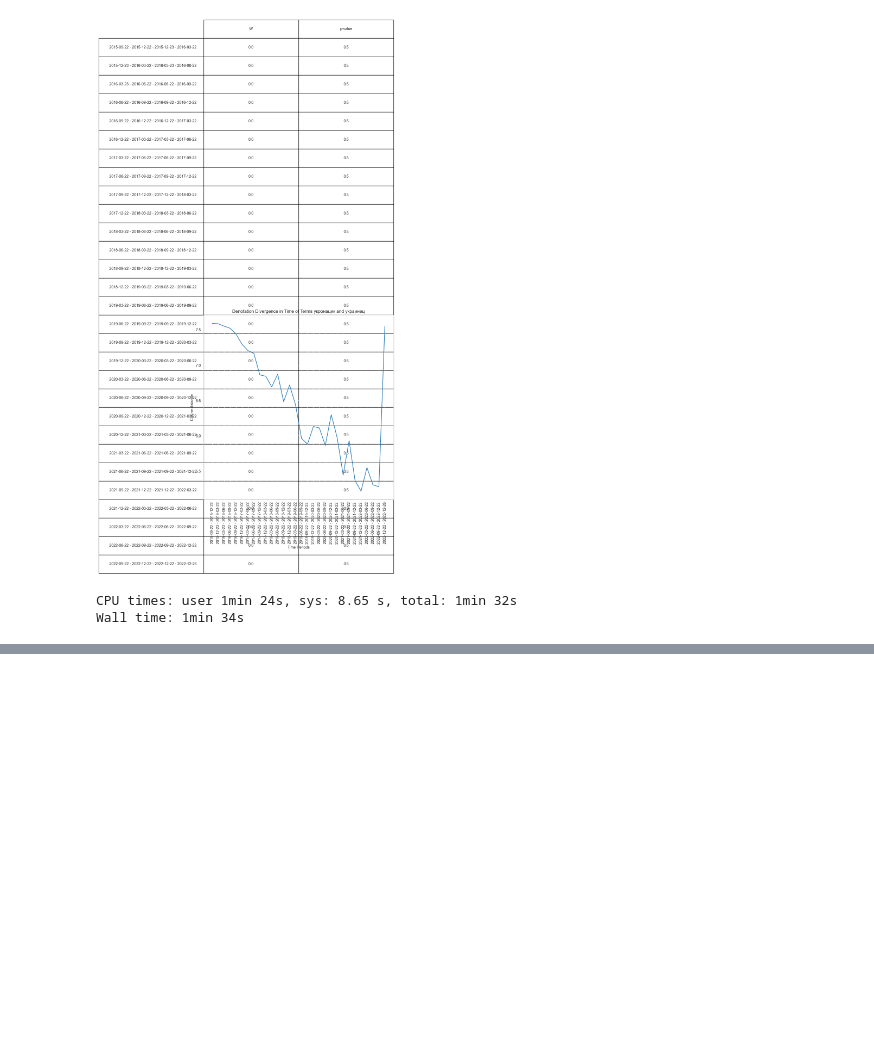
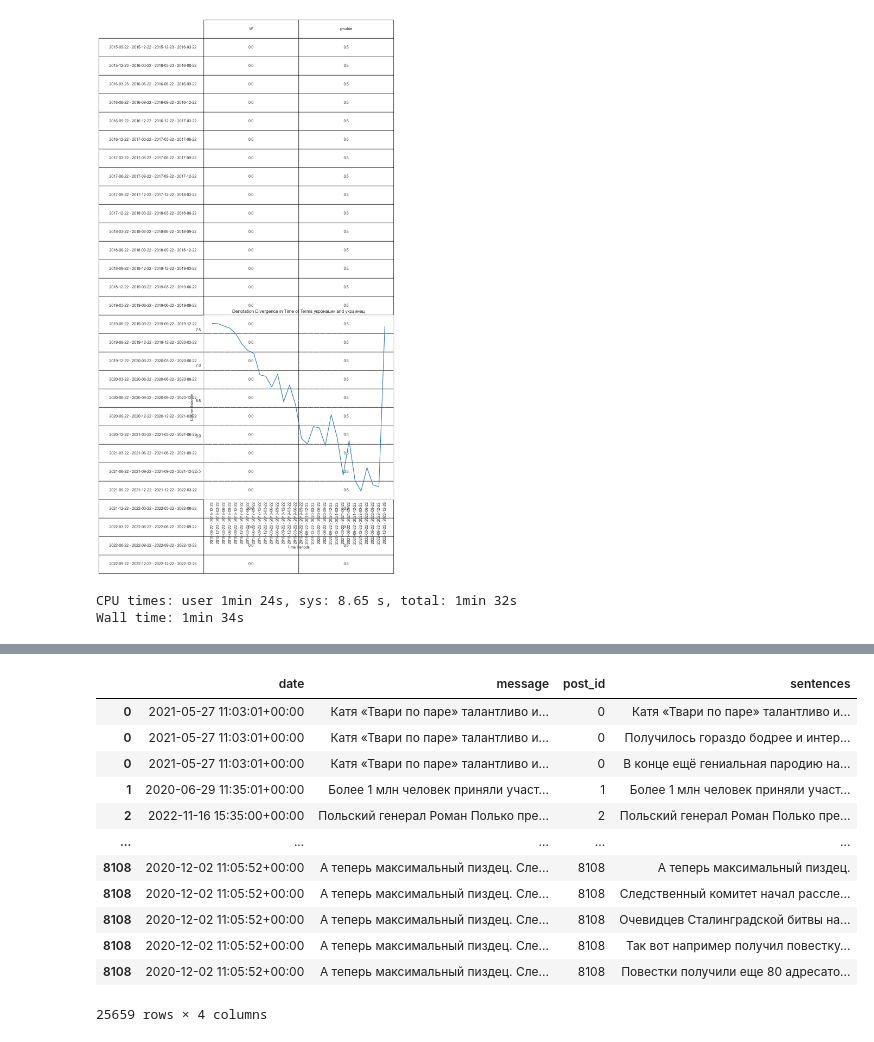
Before and after one commit to kateburovova/dehumanization, a Jupyter notebook: diachronic_analysis.ipynb, the cells around one changed output, grey strips where cells are left out. Cells and saved outputs as stored; diff of their text form; code cells hidden in the pictures; blank space fills up the shorter version.

```diff
--- a/diachronic_analysis.ipynb
+++ b/diachronic_analysis.ipynb
@@ -615,0 +653,9 @@ Wall time: 1min 34s
+# %%
+import pandas as pd
+import numpy as np
+from nltk.tokenize import sent_tokenize
+import nltk
+
+df_sample_01_percent_clean['date'] = pd.to_datetime(df_sample_01_percent_clean['date'])
+# %%
+df_sample_01_percent_clean['post_id'] = np.arange(len(df_sample_01_percent_clean))
@@ -615,0 +682,22 @@ Wall time: 1min 34s
+# %%
+import tokenize_uk
+
+df_sample_01_percent_clean['sentences'] = df_sample_01_percent_clean['message'].apply(tokenize_uk.tokenize_sents)
+# %%
+df_sample_01_percent_clean = df_sample_01_percent_clean.explode('sentences')
+# %%
+df_sample_01_percent_clean
+# %% [output]
+|  | date | message | post_id | sentences |
+| 0 | 2021-05-27 11:03:01+00:00 | Катя «Твари по паре» талантливо и... | 0 | Катя «Твари по паре» талантливо и... |
+| 0 | 2021-05-27 11:03:01+00:00 | Катя «Твари по паре» талантливо и... | 0 | Получилось гораздо бодрее и интер... |
+| 0 | 2021-05-27 11:03:01+00:00 | Катя «Твари по паре» талантливо и... | 0 | В конце ещё гениальная пародию на... |
+| 1 | 2020-06-29 11:35:01+00:00 | Более 1 млн человек приняли участ... | 1 | Более 1 млн человек приняли участ... |
+| 2 | 2022-11-16 15:35:00+00:00 | Польский генерал Роман Полько пре... | 2 | Польский генерал Роман Полько пре... |
+| ... | ... | ... | ... | ... |
+| 8108 | 2020-12-02 11:05:52+00:00 | А теперь максимальный пиздец. Сле... | 8108 | А теперь максимальный пиздец. |
+| 8108 | 2020-12-02 11:05:52+00:00 | А теперь максимальный пиздец. Сле... | 8108 | Следственный комитет начал рассле... |
+| 8108 | 2020-12-02 11:05:52+00:00 | А теперь максимальный пиздец. Сле... | 8108 | Очевидцев Сталинградской битвы на... |
+| 8108 | 2020-12-02 11:05:52+00:00 | А теперь максимальный пиздец. Сле... | 8108 | Так вот например получил повестку... |
+| 8108 | 2020-12-02 11:05:52+00:00 | А теперь максимальный пиздец. Сле... | 8108 | Повестки получили еще 80 адресато... |
+25659 rows × 4 columns
```
Also changed, not shown: parts of 12 cells of this notebook.
